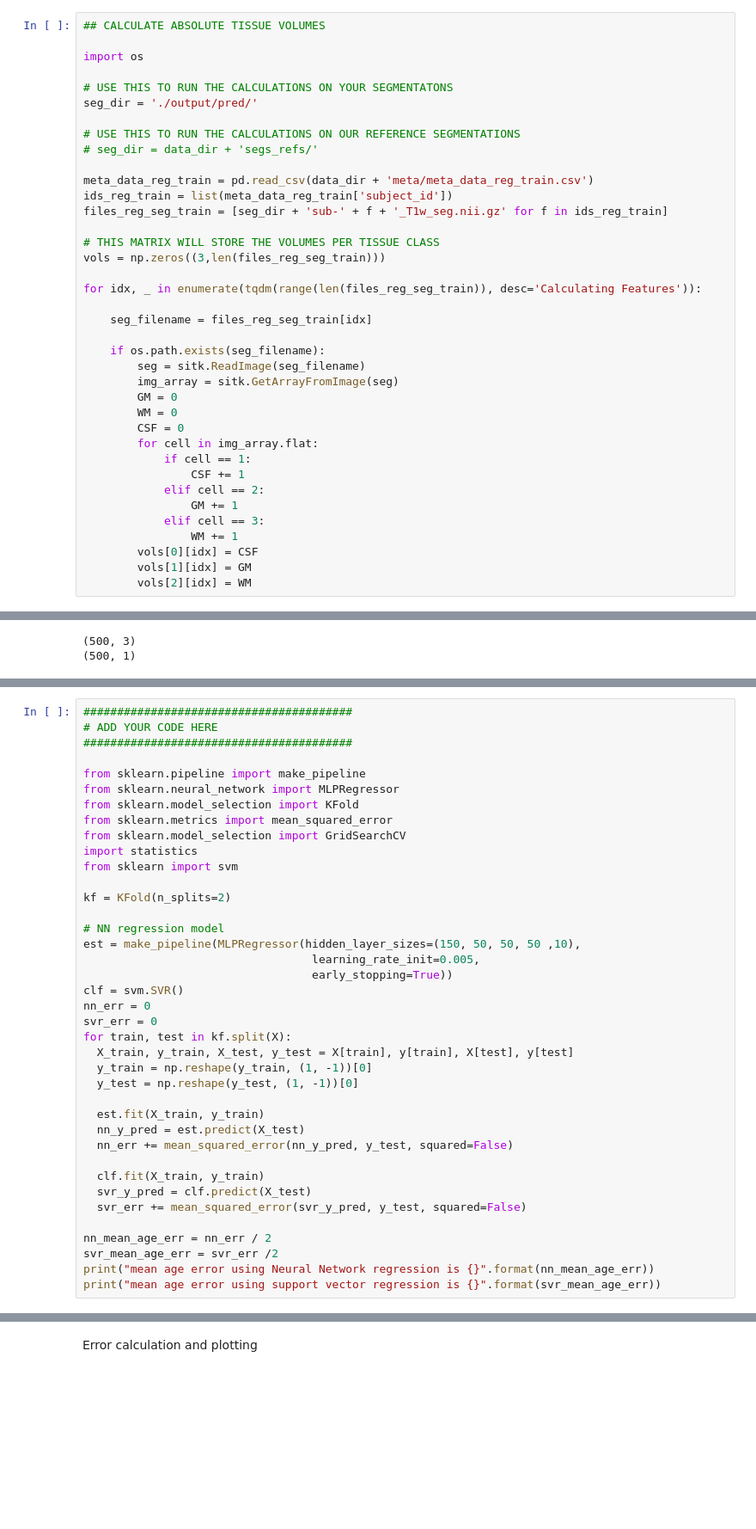
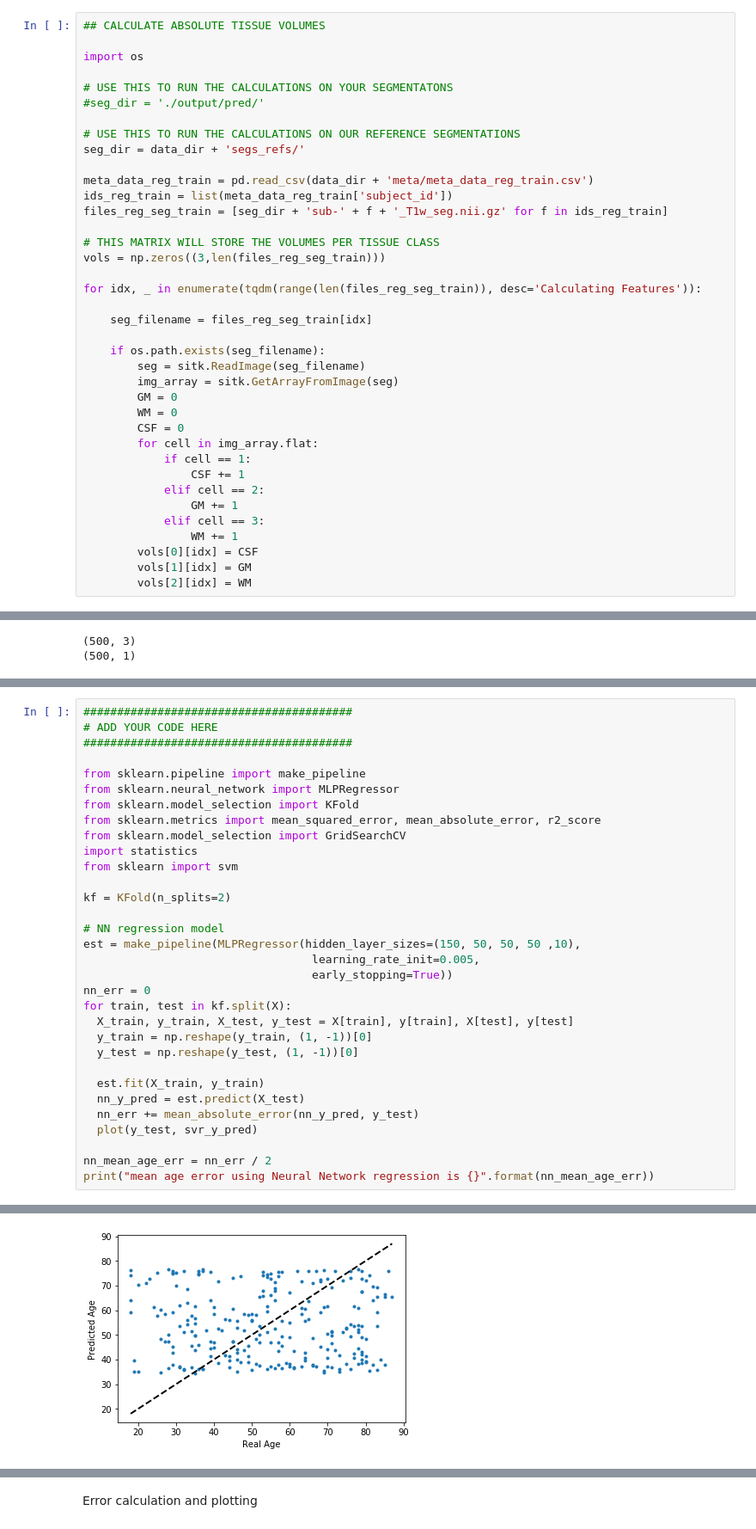
Before and after one commit to ClaraGila/MLICoursework, a Jupyter notebook: CW-Brain-Age-PartA.ipynb, the cells around one changed output, grey strips where cells are left out. Shown at 86% size. Cells and saved outputs as stored; diff of their text form; blank space fills up the shorter version.

```diff
--- a/CW-Brain-Age-PartA.ipynb
+++ b/CW-Brain-Age-PartA.ipynb
@@ -823,10 +823,10 @@ Implement a function that constructs a big matrix $X$ with a row for each subjec
 import os
 
 # USE THIS TO RUN THE CALCULATIONS ON YOUR SEGMENTATONS
-seg_dir = './output/pred/'
+#seg_dir = './output/pred/'
 
 # USE THIS TO RUN THE CALCULATIONS ON OUR REFERENCE SEGMENTATIONS
-# seg_dir = data_dir + 'segs_refs/'
+seg_dir = data_dir + 'segs_refs/'
 
 meta_data_reg_train = pd.read_csv(data_dir + 'meta/meta_data_reg_train.csv')
 ids_reg_train = list(meta_data_reg_train['subject_id'])
@@ -927,7 +927,7 @@ Try using at least three different regression methods, and generate a plot allow
 from sklearn.pipeline import make_pipeline
 from sklearn.neural_network import MLPRegressor
 from sklearn.model_selection import KFold
-from sklearn.metrics import mean_squared_error
+from sklearn.metrics import mean_squared_error, mean_absolute_error, r2_score
 from sklearn.model_selection import GridSearchCV
 import statistics
 from sklearn import svm
@@ -938,9 +938,7 @@ kf = KFold(n_splits=2)
 est = make_pipeline(MLPRegressor(hidden_layer_sizes=(150, 50, 50, 50 ,10),
                                   learning_rate_init=0.005,
                                   early_stopping=True))
-clf = svm.SVR()
 nn_err = 0
-svr_err = 0
 for train, test in kf.split(X):
   X_train, y_train, X_test, y_test = X[train], y[train], X[test], y[test]
   y_train = np.reshape(y_train, (1, -1))[0]
@@ -948,14 +946,9 @@ for train, test in kf.split(X):
 
   est.fit(X_train, y_train)
   nn_y_pred = est.predict(X_test)
-  nn_err += mean_squared_error(nn_y_pred, y_test, squared=False)
-
-  clf.fit(X_train, y_train)
-  svr_y_pred = clf.predict(X_test)
-  svr_err += mean_squared_error(svr_y_pred, y_test, squared=False)
+  nn_err += mean_absolute_error(nn_y_pred, y_test)
+  plot(y_test, svr_y_pred)
 
 nn_mean_age_err = nn_err / 2
-svr_mean_age_err = svr_err /2
 print("mean age error using Neural Network regression is {}".format(nn_mean_age_err))
-print("mean age error using support vector regression is {}".format(svr_mean_age_err))
 # %% [output]
@@ -963,0 +957 @@ mean age error using support vector regression is 10.197718766724565
+[figure, added]
```
Also changed, not shown: parts of 5 cells of this notebook.
